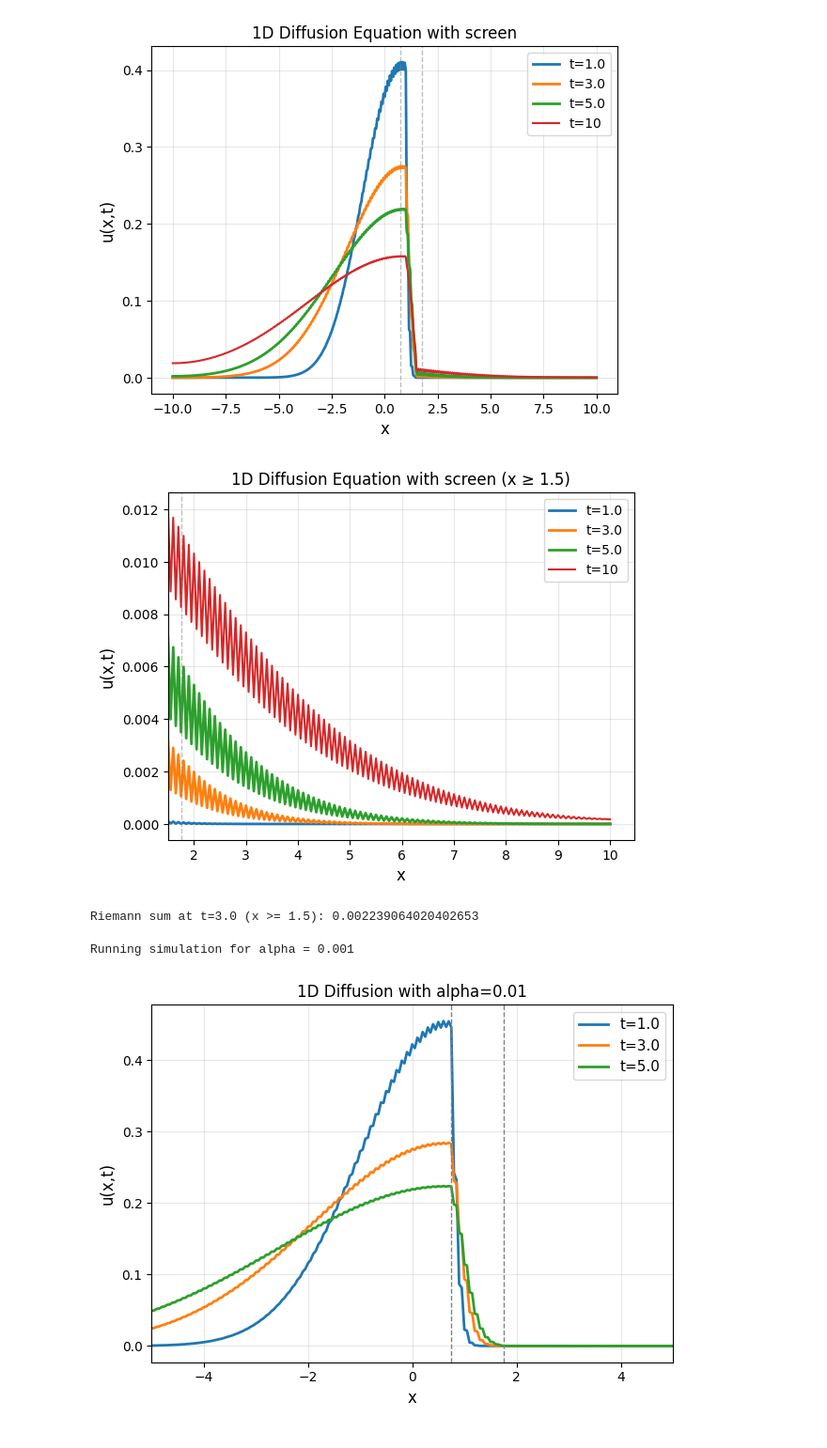
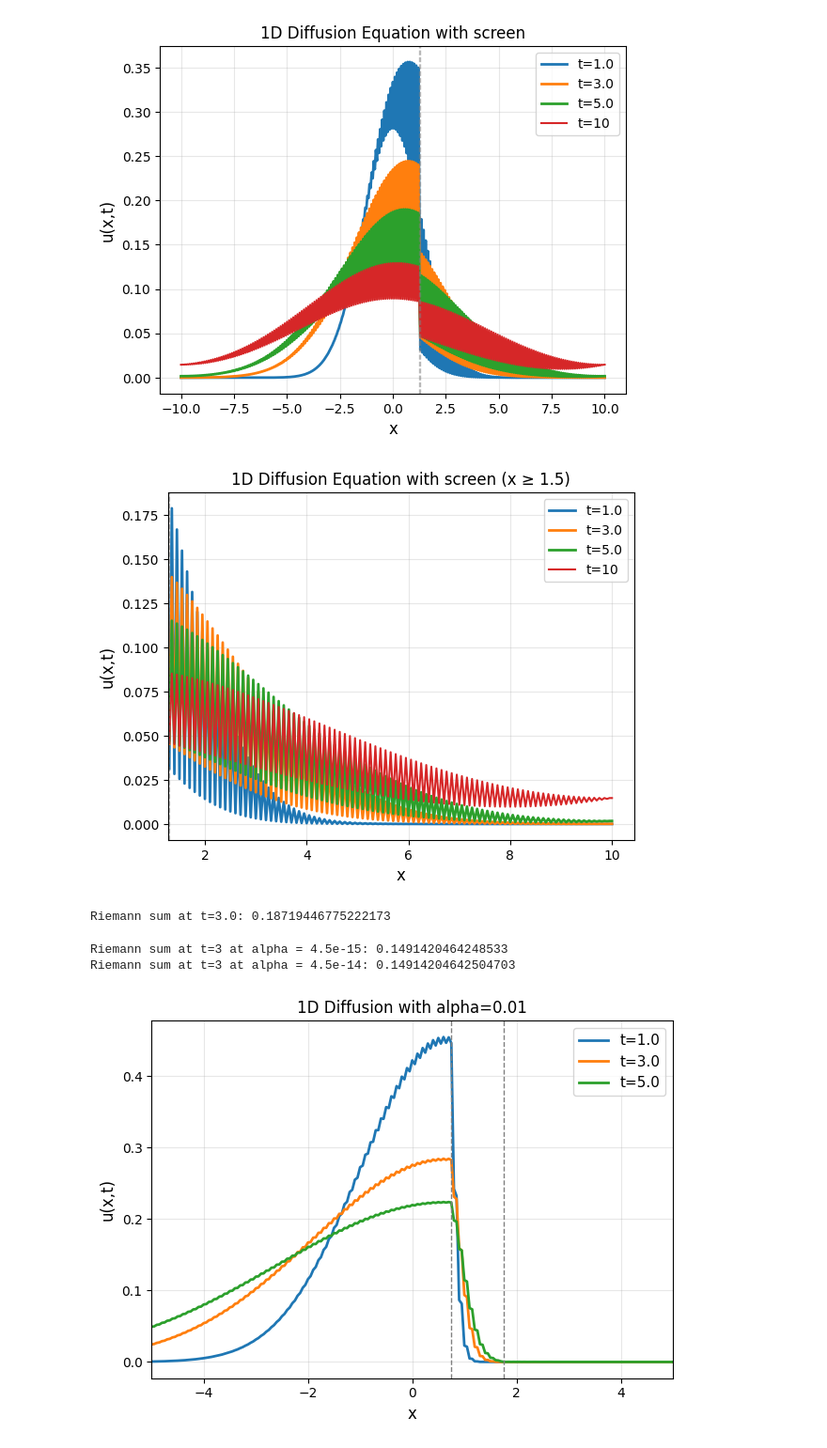
Before and after one commit to hinkleylg/Industrial-Project-1, a Jupyter notebook: Forward Euler + Centred Difference + Screen.ipynb, the cells around one changed output. Shown: that part at 94% size. Cells and saved outputs as stored; diff of their text form; code cells hidden in the pictures.

```diff
--- a/Forward Euler + Centred Difference + Screen.ipynb
+++ b/Forward Euler + Centred Difference + Screen.ipynb
@@ -3,7 +3,13 @@ import numpy as np
 import matplotlib.pyplot as plt
 # %%
 screen = 1.25
-w = 0.5
+w = 0.05
+
+
+def make_D(x, alpha, w):
+    D = np.ones_like(x)
+    D[np.abs(x - 1.25) <= w/2] = alpha   # reduce diffusion inside the screen region
+    return D
 # %%
 # --- Implementation of Eulers method with CFD ---
 
@@ -71,8 +77,8 @@ for i, t_key in enumerate(actual_times):
     plt.plot(x, u_solutions[t_key],
              label=f't={t_key:.1f}', linewidth=2)
 plt.plot(x, u, label=f't={T}')
-plt.axvline(x=screen - w, linestyle='--', color='gray', lw=1, alpha=0.5)
-plt.axvline(x=screen + w, linestyle='--', color='gray', lw=1, alpha=0.5)
+plt.axvline(x=screen - w/2, linestyle='--', color='gray', lw=1, alpha=0.5)
+plt.axvline(x=screen + w/2, linestyle='--', color='gray', lw=1, alpha=0.5)
 plt.xlabel('x', fontsize=12)
 plt.ylabel('u(x,t)', fontsize=12)
 plt.title('1D Diffusion Equation with screen')
@@ -80,49 +86,48 @@ plt.grid(True, alpha=0.3)
 plt.legend()
 plt.show()
 # %% [output]
-[figure, old version]
+[figure, new version]
 # %%
 # Filter x values to only show x >= 1.5
-mask = x >= 1.5
-x_filtered = x[mask]
+cond = x >= screen + w/2
+x_filtered = x[cond]
 
 actual_times = sorted(u_solutions.keys())
 
 for i, t_key in enumerate(actual_times):
-    plt.plot(x_filtered, u_solutions[t_key][mask],
+    plt.plot(x_filtered, u_solutions[t_key][cond],
              label=f't={t_key:.1f}', linewidth=2)
-plt.plot(x_filtered, u[mask], label=f't={T}')
+plt.plot(x_filtered, u[cond], label=f't={T}')
 plt.axvline(x=screen - w, linestyle='--', color='gray', lw=1, alpha=0.5)
 plt.axvline(x=screen + w, linestyle='--', color='gray', lw=1, alpha=0.5)
 plt.xlabel('x', fontsize=12)
 plt.ylabel('u(x,t)', fontsize=12)
 plt.title('1D Diffusion Equation with screen (x ≥ 1.5)')
 plt.grid(True, alpha=0.3)
 plt.legend()
-plt.xlim(left=1.5)  # Explicitly set x-axis lower limit
+plt.xlim(left=screen + w/2)  # Explicitly set x-axis lower limit
 plt.show()
 # %% [output]
-[figure, old version]
+[figure, new version]
 # %%
 # --- Compute Riemann sum at t = 3, alpha = 0.01 ---
 t = 3.0
-mask = x >= 1.5
-x_filtered = x[mask]
+cond = x >= screen + w/2
+x_filtered = x[cond]
 
-u_t3 = u_solutions[t][mask]
+u_t3 = u_solutions[t][cond]
 riemann_sum_t3 = np.sum(u_t3) * dx
 
-print(f"Riemann sum at t={t} (x >= 1.5): {riemann_sum_t3}")
+print(f"Riemann sum at t={t}: {riemann_sum_t3}")
 # %% [output]
-Riemann sum at t=3.0 (x >= 1.5): 0.002239064020402653
+Riemann sum at t=3.0: 0.18719446775222173
 # %%
 # Define alpha values to test
-alphas = [0.001, 0.01, 0.05, 0.1, 0.5, 1.0]
+# alphas = [0.001, 0.01, 0.05, 0.1, 0.5, 1.0]
+alphas = [4.5e-15, 4.5e-14]
 riemann_sums_alpha = {}
 
 for alpha in alphas:
-    print(f"\nRunning simulation for alpha = {alpha}")
-
     # Recreate diffusion coefficient
     D = make_D(x, alpha, w)
 
@@ -147,13 +152,14 @@ for alpha in alphas:
             u_solutions_temp[3.0] = u.copy()
 
     # Compute Riemann sum for x >= 1.5
-    mask = x >= 1.5
-    u_t3 = u_solutions_temp[3][mask]
+    cond = x >= screen + w/2
+    u_t3 = u_solutions_temp[3][cond]
     riemann_sum = np.sum(u_t3) * dx
     riemann_sums_alpha[alpha] = riemann_sum
-    print(f"  Riemann sum at t=3 (x >= 1.5): {riemann_sum:.6f}")
+    print(f"Riemann sum at t=3 at alpha = {alpha}: {riemann_sum}")
 # %% [output]
-Running simulation for alpha = 0.001
+Riemann sum at t=3 at alpha = 4.5e-15: 0.1491420464248533
+Riemann sum at t=3 at alpha = 4.5e-14: 0.14914204642504703
 # %%
 # --- Implementation of Eulers method with CFD ---
 
```
